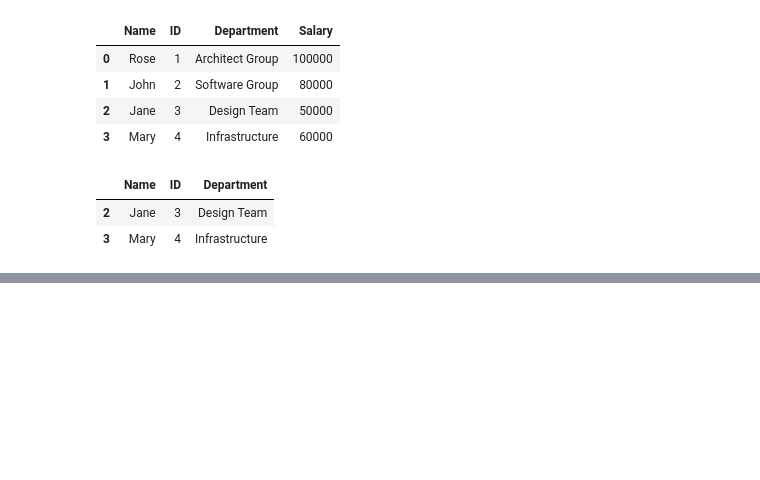
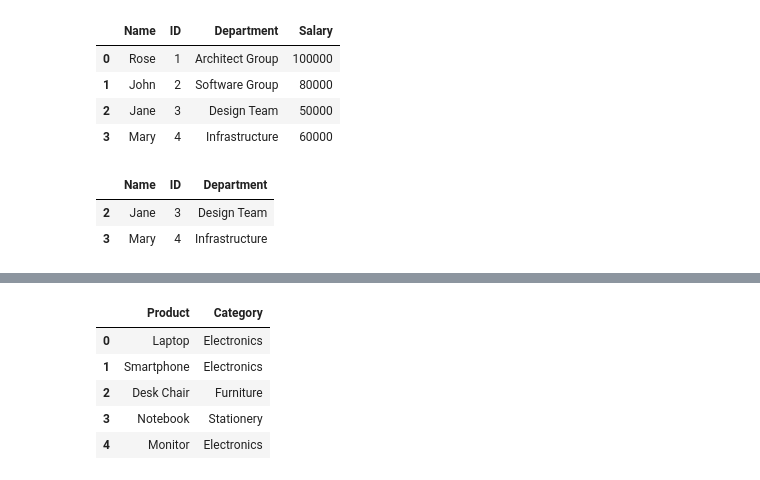
Before and after one commit to alirezaghorbani1983/IBM-DATA-SCIENCE, a Jupyter notebook: python-pandas-numpy.ipynb, the cells around one changed output, grey strips where cells are left out. Cells and saved outputs as stored; diff of their text form; code cells hidden in the pictures; blank space fills up the shorter version.

```diff
--- a/python-pandas-numpy.ipynb
+++ b/python-pandas-numpy.ipynb
@@ -464,0 +568,10 @@ TypeError: cannot do slice indexing on Index with these indexers [2] of type int
+# %%
+q = df[['Product','Category']]
+q
+# %% [output]
+|  | Product | Category |
+| 0 | Laptop | Electronics |
+| 1 | Smartphone | Electronics |
+| 2 | Desk Chair | Furniture |
+| 3 | Notebook | Stationery |
+| 4 | Monitor | Electronics |
```
Also changed, not shown: parts of 15 cells of this notebook.
